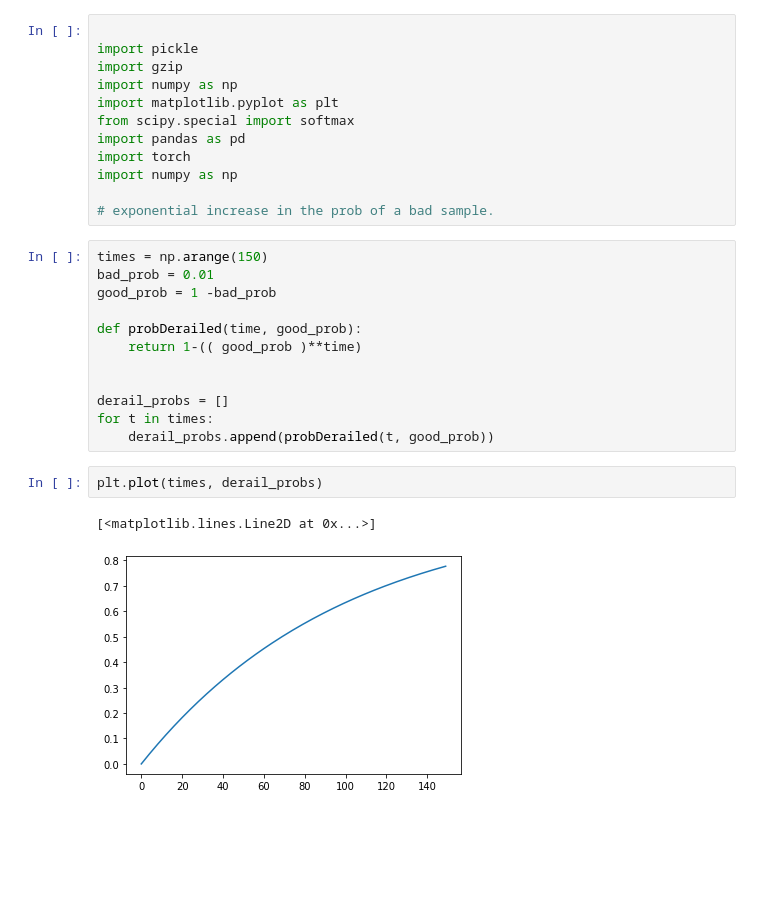
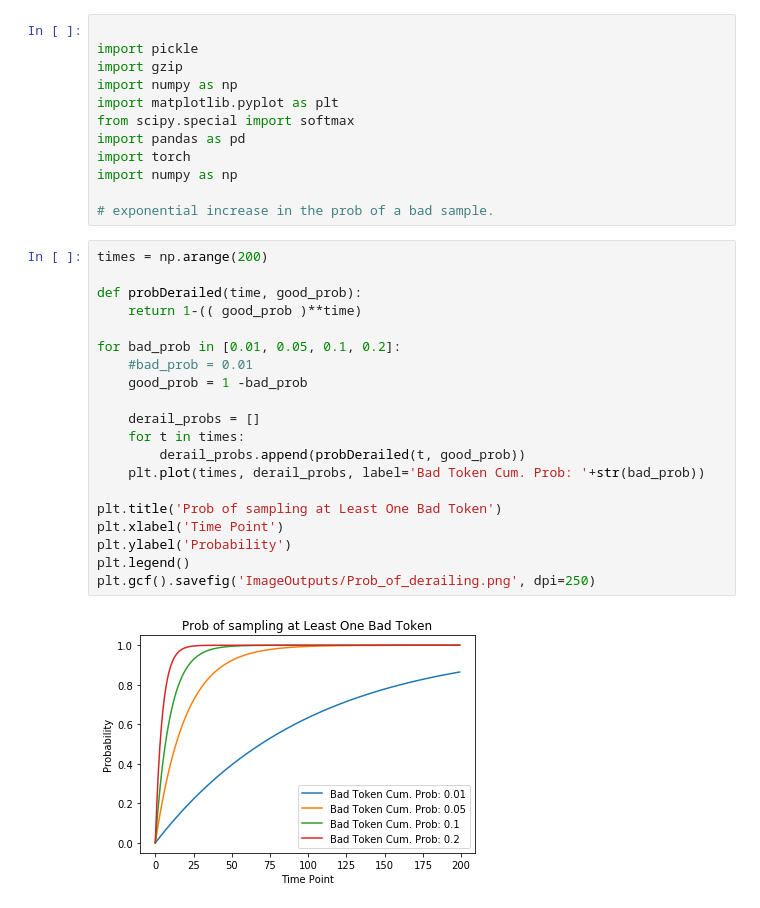
Before and after one commit to TrentBrick/tail-sampling, a Jupyter notebook: ProbOfBadSample.ipynb, the cells around one changed output. Drawn from its saved outputs; the diff is of its cells as text; blank space fills up the shorter version.

Commit message:
generating more figures

```diff
--- a/ProbOfBadSample.ipynb
+++ b/ProbOfBadSample.ipynb
@@ -10,20 +10,25 @@ import torch
 import numpy as np
 
 # exponential increase in the prob of a bad sample.
-# %%
-times = np.arange(150)
-bad_prob = 0.01
-good_prob = 1 -bad_prob
-
-def probDerailed(time, good_prob):
-    return 1-(( good_prob )**time)
-
-
-derail_probs = []
-for t in times:
-    derail_probs.append(probDerailed(t, good_prob))
-# %%
-plt.plot(times, derail_probs)
-# %% [output]
-[<matplotlib.lines.Line2D at 0x...>]
-[figure, removed]
+# %%
+times = np.arange(200)
+
+def probDerailed(time, good_prob):
+    return 1-(( good_prob )**time)
+
+for bad_prob in [0.01, 0.05, 0.1, 0.2]:
+    #bad_prob = 0.01
+    good_prob = 1 -bad_prob
+
+    derail_probs = []
+    for t in times:
+        derail_probs.append(probDerailed(t, good_prob))
+    plt.plot(times, derail_probs, label='Bad Token Cum. Prob: '+str(bad_prob))
+
+plt.title('Prob of sampling at Least One Bad Token')
+plt.xlabel('Time Point')
+plt.ylabel('Probability')
+plt.legend()
+plt.gcf().savefig('ImageOutputs/Prob_of_derailing.png', dpi=250)
+# %% [output]
+[figure, added]
```
Also changed, not shown: parts of 1 cell of this notebook, 4 other files.
